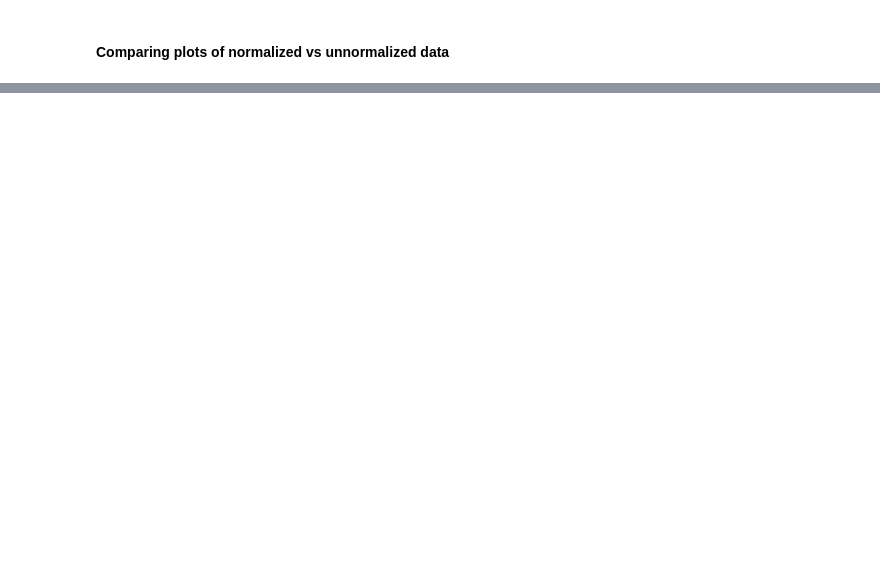
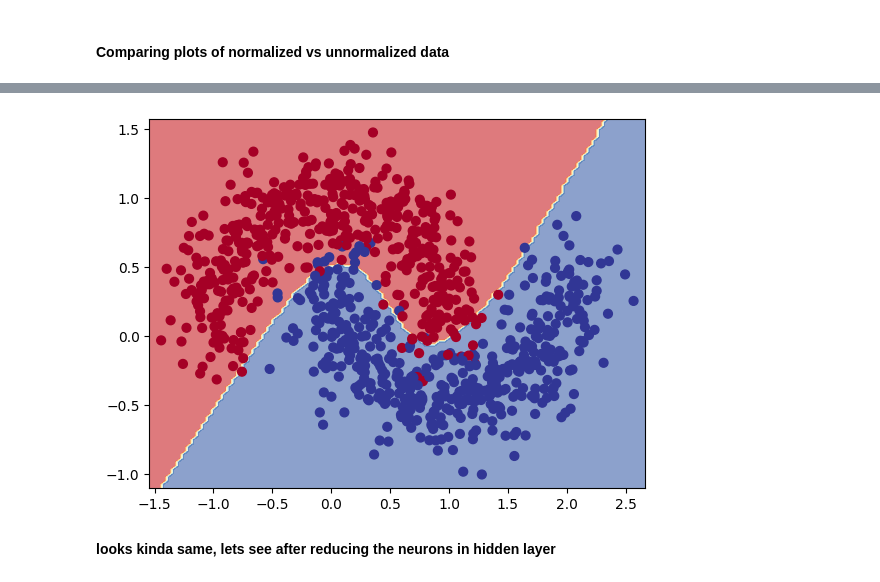
Before and after one commit to divyalaldinani/Deep-Learning-in-TensorFlow, a Jupyter notebook: 03_classification_using_NN_in_tensorflow.ipynb, the cells around one changed output, grey strips where cells are left out. Drawn from its saved outputs; the diff is of its cells as text; code cells hidden in the pictures; blank space fills up the shorter version.

```diff
--- a/03_classification_using_NN_in_tensorflow.ipynb
+++ b/03_classification_using_NN_in_tensorflow.ipynb
@@ -1085,0 +1304,16 @@ plt.show()
+# %%
+tf.random.set_seed(42)
+
+model_2_3 = tf.keras.Sequential([
+    tf.keras.layers.Input(shape=(2,)),
+    tf.keras.layers.Dense(16, activation = 'tanh'),
+    tf.keras.layers.Dense(8, activation = 'tanh'),
+    tf.keras.layers.Dense(1, activation = 'sigmoid')
+])
+
+model_2_3.compile(loss = 'binary_crossentropy',
+                  optimizer = tf.keras.optimizers.Adam(learning_rate=0.001),
+                  metrics = ['accuracy']
+)
+
+model_2_3.fit(X_train, y_train, epochs = 100, validation_data = (X_test, y_test))
@@ -1085,0 +1339,3 @@ plt.show()
+# %%
+plot_decision_boundary(model_2_3, X, y)
+# %% [output]
@@ -1085,0 +1344,3 @@ plt.show()
+[figure, added]
+# %% [markdown]
+**looks kinda same, lets see after reducing the neurons in hidden layer**
```
Also changed, not shown: parts of 76 cells of this notebook.
